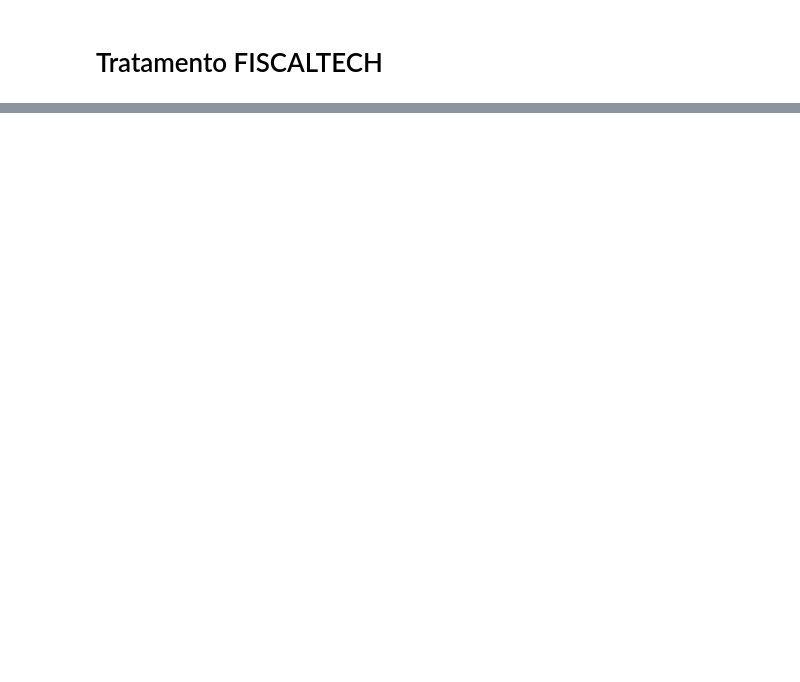
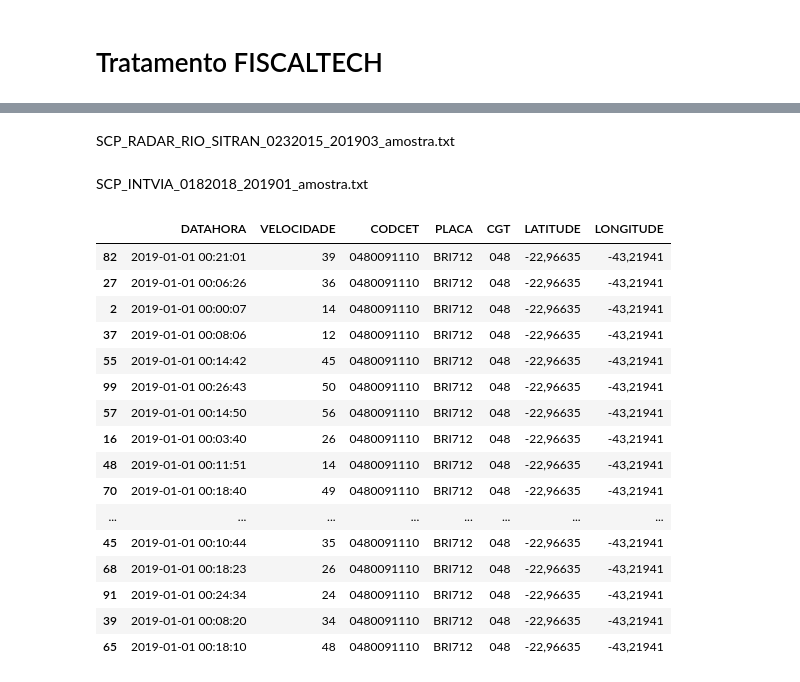
Before and after one commit to brenoimatos/UFRJ-CET-Rio, a Jupyter notebook: amostra_dados.ipynb, the cells around one changed output, grey strips where cells are left out. Saved outputs shown, nothing was run; the diff lists cells and outputs as text; code cells hidden in the pictures; blank space fills up the shorter version.

Commit message:
Tratamento de SITRAN e INTVIA
Adaptação do código de tratamento de das amostras "OCR Movimento" para as amostras SITRAN e INTRIO

```diff
--- a/amostra_dados.ipynb
+++ b/amostra_dados.ipynb
@@ -386,0 +294,2 @@ df_fiscaltech.sample(10)
+# %% [markdown]
+ SCP_RADAR_RIO_SITRAN_0232015_201903_amostra.txt
@@ -386,0 +341,64 @@ df_fiscaltech.sample(10)
+# %% [markdown]
+SCP_INTVIA_0182018_201901_amostra.txt
+# %%
+#Tratamento de INTVIA
+# Nome para colunas desconhecidas
+colnames = ['x']
+# Usando separador '|' apenas para conseguir importar e depois tentar tratar
+df_intvia_raw = pd.read_csv('SCP_INTVIA_0182018_201901_amostra.txt', sep='|', names = colnames)
+
+# separando as colunas
+df_intvia_split = separar_colunas_df(df_intvia_raw)
+
+df_intvia_split.head(20)
+def get_datahora(string):
+    date = string[0:14]
+    try:
+        date = datetime.strptime(date, "%d%m%Y%H%M%S")
+    except:
+        date = 'erro'
+    return date
+def get_velocidade(string):
+    vel = string[14:16]
+    try:
+        vel = int(vel)
+    except:
+        vel = 'erro'
+    return vel
+
+def get_placa(string):
+    placa = string[0:7]
+    return placa.strip()
+
+df_intvia = pd.DataFrame()
+df_intvia['DATAHORA'] = df_intvia_raw['b'].apply(lambda x: get_datahora(x))
+df_intvia['VELOCIDADE'] = df_intvia_raw['b'].apply(lambda x: get_velocidade(x))
+df_intvia['CODCET'] = df_intvia_raw['d'].apply(lambda x: x[0:10])
+
+df_intvia['PLACA'] = df_intvia_raw['c'].apply(lambda x: get_placa(x))
+
+df_intvia['CGT'] = df_intvia_raw['d'].apply(lambda x: x[0:3])
+df_intvia['LATITUDE'] = df_intvia_raw['f'].apply(lambda x: x[1:10])
+df_intvia['LONGITUDE'] = df_intvia_raw['f'].apply(lambda x: x[10:19])
+
+# Salvando em csv
+df_intvia.to_csv('amostra_intvia_tratada.csv', sep=';', index=False)
+df_intvia.sample(20)
+# %% [output]
+|  | DATAHORA | VELOCIDADE | CODCET | PLACA | CGT | LATITUDE | LONGITUDE |
+| 82 | 2019-01-01 00:21:01 | 39 | 0480091110 | BRI712 | 048 | -22,96635 | -43,21941 |
+| 27 | 2019-01-01 00:06:26 | 36 | 0480091110 | BRI712 | 048 | -22,96635 | -43,21941 |
+| 2 | 2019-01-01 00:00:07 | 14 | 0480091110 | BRI712 | 048 | -22,96635 | -43,21941 |
+| 37 | 2019-01-01 00:08:06 | 12 | 0480091110 | BRI712 | 048 | -22,96635 | -43,21941 |
+| 55 | 2019-01-01 00:14:42 | 45 | 0480091110 | BRI712 | 048 | -22,96635 | -43,21941 |
+| 99 | 2019-01-01 00:26:43 | 50 | 0480091110 | BRI712 | 048 | -22,96635 | -43,21941 |
+| 57 | 2019-01-01 00:14:50 | 56 | 0480091110 | BRI712 | 048 | -22,96635 | -43,21941 |
+| 16 | 2019-01-01 00:03:40 | 26 | 0480091110 | BRI712 | 048 | -22,96635 | -43,21941 |
+| 48 | 2019-01-01 00:11:51 | 14 | 0480091110 | BRI712 | 048 | -22,96635 | -43,21941 |
+| 70 | 2019-01-01 00:18:40 | 49 | 0480091110 | BRI712 | 048 | -22,96635 | -43,21941 |
+| ... | ... | ... | ... | ... | ... | ... | ... |
+| 45 | 2019-01-01 00:10:44 | 35 | 0480091110 | BRI712 | 048 | -22,96635 | -43,21941 |
+| 68 | 2019-01-01 00:18:23 | 26 | 0480091110 | BRI712 | 048 | -22,96635 | -43,21941 |
+| 91 | 2019-01-01 00:24:34 | 24 | 0480091110 | BRI712 | 048 | -22,96635 | -43,21941 |
+| 39 | 2019-01-01 00:08:20 | 34 | 0480091110 | BRI712 | 048 | -22,96635 | -43,21941 |
+| 65 | 2019-01-01 00:18:10 | 48 | 0480091110 | BRI712 | 048 | -22,96635 | -43,21941 |
```
Also changed, not shown: parts of 14 cells of this notebook.
